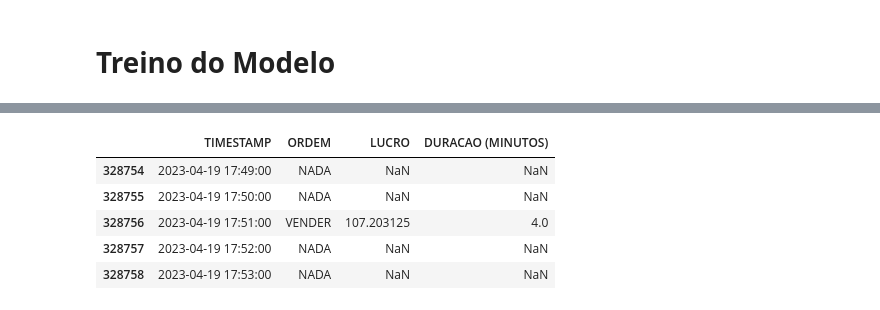
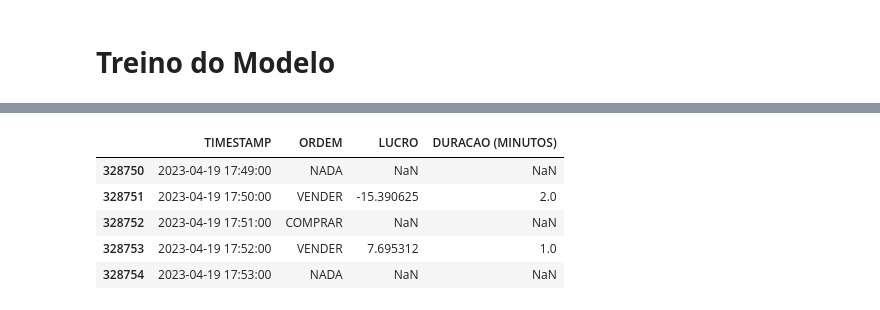
Before and after one commit to Lucas-Siade/Data-Science, a Jupyter notebook: Projeto Final/Modelo Final.ipynb, the cells around one changed output, grey strips where cells are left out. Cells and saved outputs as stored; diff of their text form; code cells hidden in the pictures.

```diff
--- a/Projeto Final/Modelo Final.ipynb
+++ b/Projeto Final/Modelo Final.ipynb
@@ -43,9 +42,9 @@ def carregarDados(path):
 def adicionarAnteriores(dataset, dias):
     datasetCopy = dataset.copy()
 
-    for i in range(0, dias):
+    for i in range(1, dias + 1):
         for coluna in ['OPEN', 'HIGH', 'LOW', 'CLOSE', 'TICKVOL', 'VOL']:
-            datasetCopy[f'{coluna}_{i}'] = datasetCopy[coluna].shift(i)
+            datasetCopy[f'{coluna}_{i - 1}'] = datasetCopy[coluna].shift(i)
 
     return datasetCopy
 # %% [markdown]
@@ -370,33 +396,0 @@ Lucro total no dataset Completo: 3424969.06
-# %%
-compra_info = None
-compra_tempo = None
-
-for tempo, info in historicoCompleto:
-    if info['ação'] == 'COMPRAR':
-        compra_info = datasetOriginal.loc[datasetOriginal['TIMESTAMP'] == tempo].iloc[0]
-        compra_tempo = tempo
-    elif info['ação'] == 'VENDER':
-        venda_info = datasetOriginal.loc[datasetOriginal['TIMESTAMP'] == tempo].iloc[0]
-
-        print(f"ORDEM DE COMPRA: {compra_tempo}")
-        print(f"ORDEM DE VENDA: {tempo}\n")
-        print(f"Compra: {info['preço_compra']:.2f} → Venda: {info['preço_venda']:.2f}")
-        print(f"Lucro: {info['lucro']:.2f}\n")
-
-        print(f"INFORMAÇÕES DO {compra_tempo} [COMPRA]")
-        print(f"OPEN: {compra_info['OPEN']}")
-        print(f"LOW: {compra_info['LOW']}")
-        print(f"HIGH: {compra_info['HIGH']}")
-        print(f"CLOSE: {compra_info['CLOSE']}\n")
-
-        print(f"INFORMAÇÕES DO {tempo} [VENDA]")
-        print(f"OPEN: {venda_info['OPEN']}")
-        print(f"LOW: {venda_info['LOW']}")
-        print(f"HIGH: {venda_info['HIGH']}")
-        print(f"CLOSE: {venda_info['CLOSE']}")
-        linha_predito = dataset.loc[dataset['TIMESTAMP'] == tempo].iloc[0]
-        print(f"CLOSE_PREDITO: {linha_predito['CLOSE_PREDITO']}\n")
-        print(70*'-')
-
-        compra_info = None
-        compra_tempo = None
@@ -422,41 +398,41 @@ CLOSE_PREDITO: 105942.203125
 dadosTabela = []
 tempo_compra = None
 
-for tempo, info in historicoCompleto:
+for tempo, info in melhoresOrdens:
     ordem = info.get('ação', 'NADA').upper()
     lucro = info['lucro'] if ordem == 'VENDER' else None
     duracao = None
 
     if ordem == 'COMPRAR':
         tempo_compra = tempo
     elif ordem == 'VENDER' and tempo_compra is not None:
         try:
             duracao = pd.to_datetime(tempo) - pd.to_datetime(tempo_compra)
             duracao = duracao.total_seconds() / 60
         except:
             duracao = None
         tempo_compra = None
 
     dadosTabela.append({
         'TIMESTAMP': tempo,
         'ORDEM': ordem,
         'LUCRO': lucro,
         'DURACAO (MINUTOS)': duracao
     })
 
 tabela = pd.DataFrame(dadosTabela)
 display(tabela.tail())
 
 tabela.to_csv(
-    "/content/drive/MyDrive/Colab Notebooks/Data Science/Projeto Final/Resultado.csv",
+    "/content/drive/MyDrive/Colab Notebooks/Data Science/Projeto Final/ResultadoFinal.csv",
     index=False,
     sep=';',
     decimal=','
 )
 # %% [output]
 |  | TIMESTAMP | ORDEM | LUCRO | DURACAO (MINUTOS) |
-| 328754 | 2023-04-19 17:49:00 | NADA | NaN | NaN |
-| 328755 | 2023-04-19 17:50:00 | NADA | NaN | NaN |
-| 328756 | 2023-04-19 17:51:00 | VENDER | 107.203125 | 4.0 |
-| 328757 | 2023-04-19 17:52:00 | NADA | NaN | NaN |
-| 328758 | 2023-04-19 17:53:00 | NADA | NaN | NaN |
+| 328750 | 2023-04-19 17:49:00 | NADA | NaN | NaN |
+| 328751 | 2023-04-19 17:50:00 | VENDER | -15.390625 | 2.0 |
+| 328752 | 2023-04-19 17:51:00 | COMPRAR | NaN | NaN |
+| 328753 | 2023-04-19 17:52:00 | VENDER | 7.695312 | 1.0 |
+| 328754 | 2023-04-19 17:53:00 | NADA | NaN | NaN |
```
Also changed, not shown: parts of 12 cells of this notebook.
